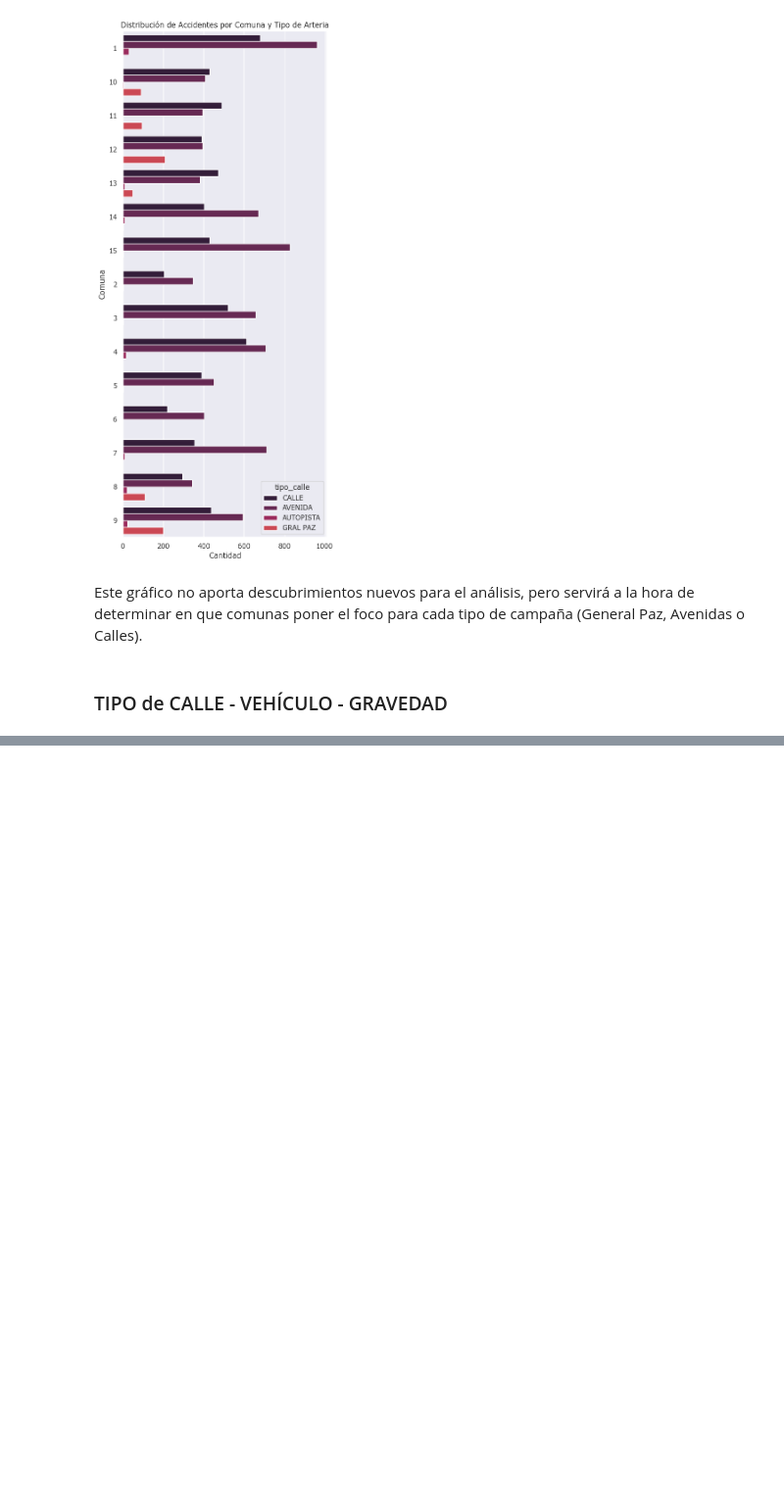
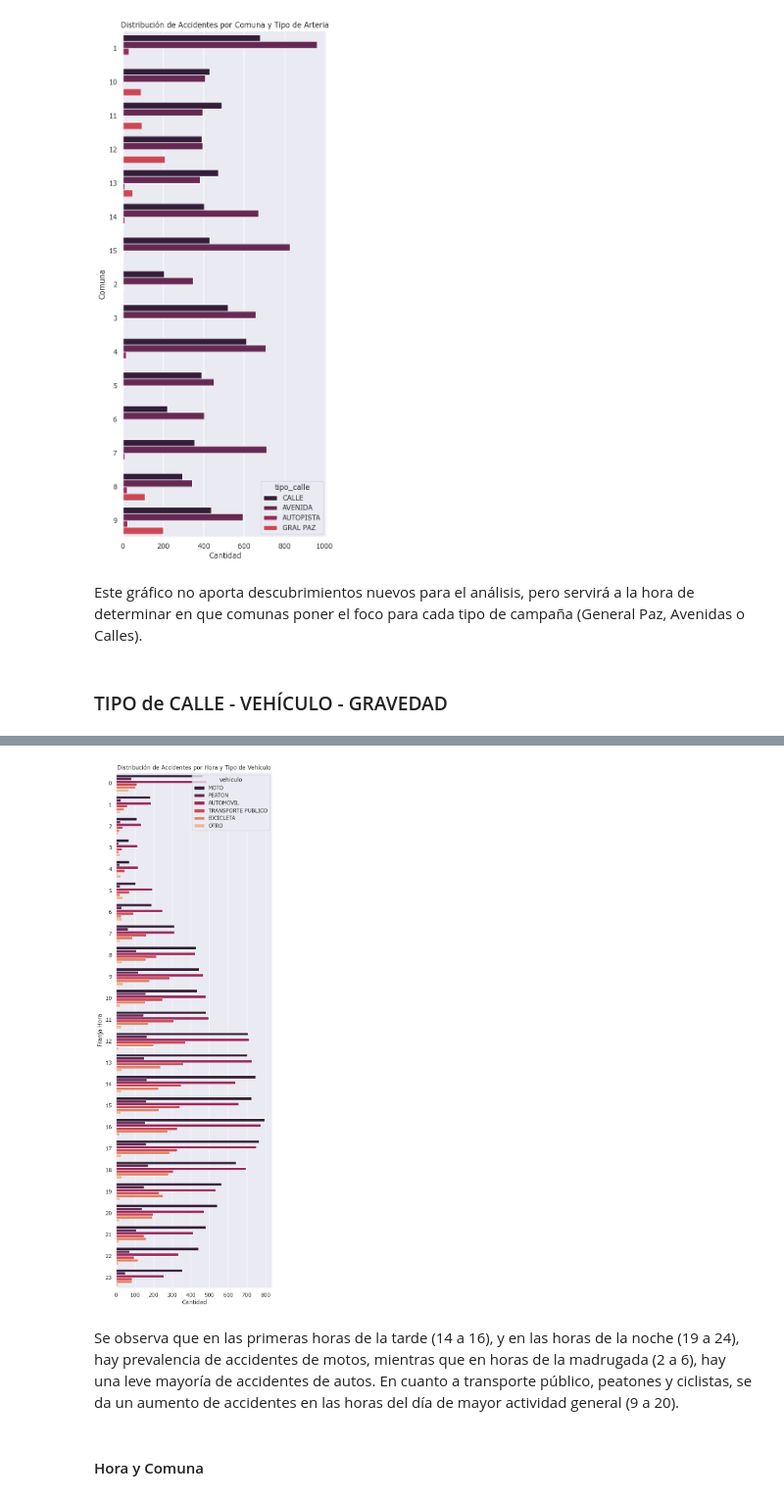
Before and after one commit to chelo1003/Henry_PI2_Accidentes, a Jupyter notebook: EDA/3_EDA_analisis.ipynb, the cells around one changed output, grey strips where cells are left out. Shown at 98% size. Drawn from its saved outputs; the diff is of its cells as text; code cells hidden in the pictures; blank space fills up the shorter version.

```diff
--- a/EDA/3_EDA_analisis.ipynb
+++ b/EDA/3_EDA_analisis.ipynb
@@ -473,0 +584,8 @@ Este gráfico no aporta descubrimientos nuevos para el análisis, pero servirá
+# %%
+hora_vehiculo1 = df_accidentes[["vehiculo_1", "franja_hora"]]
+hora_vehiculo2 = df_accidentes[["vehiculo_2", "franja_hora"]]
+hora_vehiculo1.rename(columns={"vehiculo_1": "vehiculo"}, inplace=True)
+hora_vehiculo2.rename(columns={"vehiculo_2": "vehiculo"}, inplace=True)
+hora_vehiculo = pd.concat([hora_vehiculo1, hora_vehiculo2], ignore_index=True)
+hora_vehiculo.drop(hora_vehiculo[hora_vehiculo['vehiculo'] == 'SD'].index, inplace=True)
+hora_vehiculo.head()
@@ -473,0 +607,16 @@ Este gráfico no aporta descubrimientos nuevos para el análisis, pero servirá
+# %%
+hora_vehiculo.sort_values(by='franja_hora', inplace=True)
+# %%
+plt.figure(figsize=(6,20))
+sns.set_theme(style="darkgrid",palette='rocket',font="Verdana",font_scale=1)
+sns.countplot(data=hora_vehiculo, y="franja_hora", hue="vehiculo")
+plt.title('Distribución de Accidentes por Hora y Tipo de Vehículo')
+plt.xlabel('Cantidad')
+plt.ylabel("Franja Hora")
+plt.show()
+# %% [output]
+[figure, added]
+# %% [markdown]
+Se observa que en las primeras horas de la tarde (14 a 16), y en las horas de la noche (19 a 24), hay prevalencia de accidentes de motos, mientras que en horas de la madrugada (2 a 6), hay una leve mayoría de accidentes de autos. En cuanto a transporte público, peatones y ciclistas, se da un aumento de accidentes en las horas del día de mayor actividad general (9 a 20).
+# %% [markdown]
+#### Hora y Comuna
```
Also changed, not shown: parts of 29 cells of this notebook.
